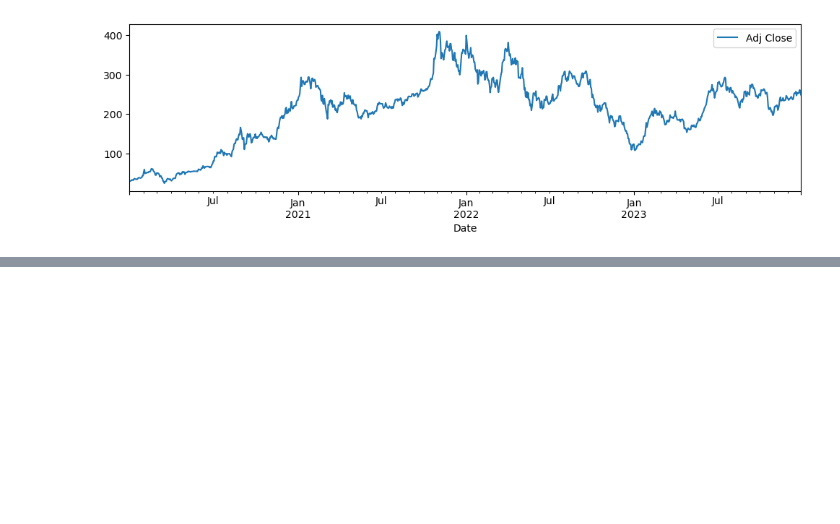
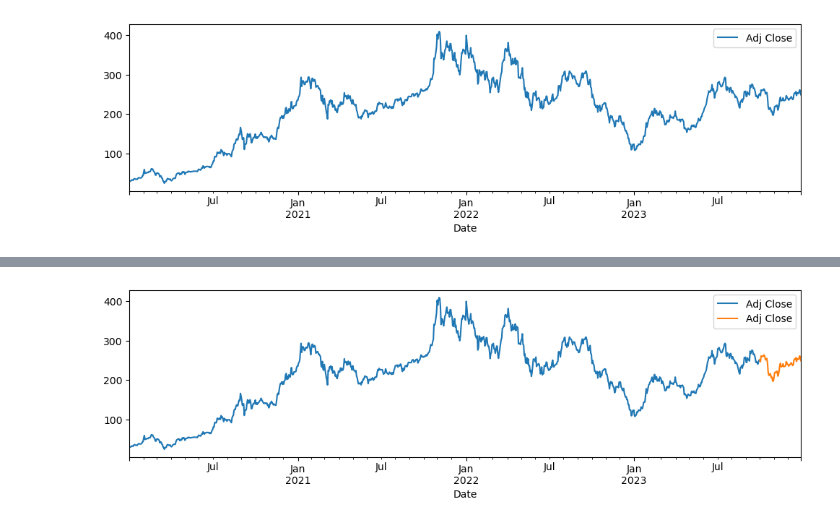
Before and after one commit to donmarcolaureano/tesla_ticker, a Jupyter notebook: tesla_notebook.ipynb, the cells around one changed output, grey strips where cells are left out. Saved outputs shown, nothing was run; the diff lists cells and outputs as text; code cells hidden in the pictures; blank space fills up the shorter version.

```diff
--- a/tesla_notebook.ipynb
+++ b/tesla_notebook.ipynb
@@ -326,0 +347,7 @@ tesla_adj_close.plot();
+# %%
+train, test = train_test_split(tesla_adj_close, test_size = n_test_lags)
+ax = train.plot(label='Train')
+test.plot(ax=ax, label = 'Test')
+ax.legend();
+# %% [output]
+[figure, added]
```
Also changed, not shown: parts of 15 cells of this notebook.
